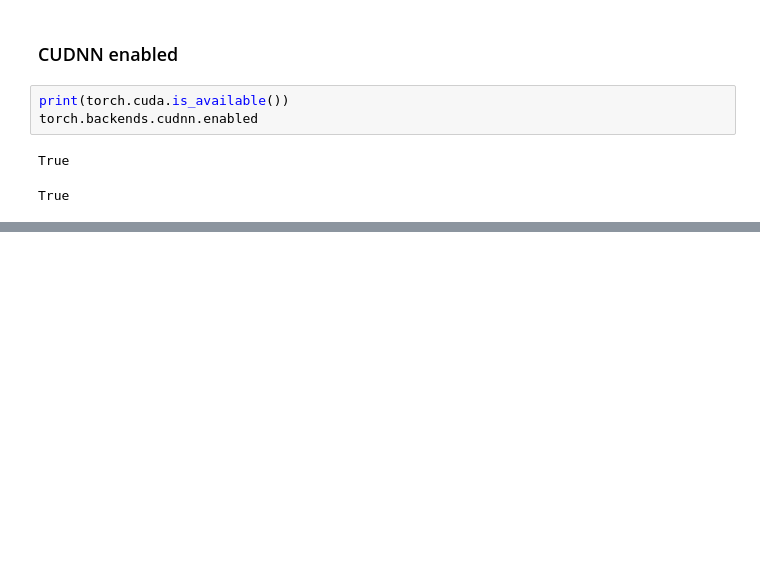
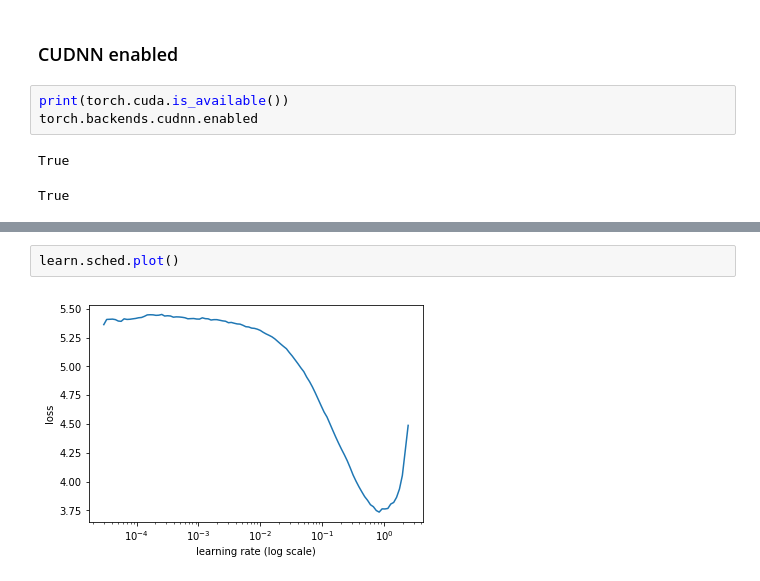
Before and after one commit to musedivision/deeplearning, a Jupyter notebook: volume/Dog breeds - kaggle.ipynb, the cells around one changed output, grey strips where cells are left out. Saved outputs shown, nothing was run; the diff lists cells and outputs as text; blank space fills up the shorter version.

```diff
--- a/volume/Dog breeds - kaggle.ipynb
+++ b/volume/Dog breeds - kaggle.ipynb
@@ -30,0 +129,4 @@ True
+# %%
+learn.sched.plot()
+# %% [output]
+[figure, added]
```
Also changed, not shown: parts of 26 cells of this notebook, 1 other file.
